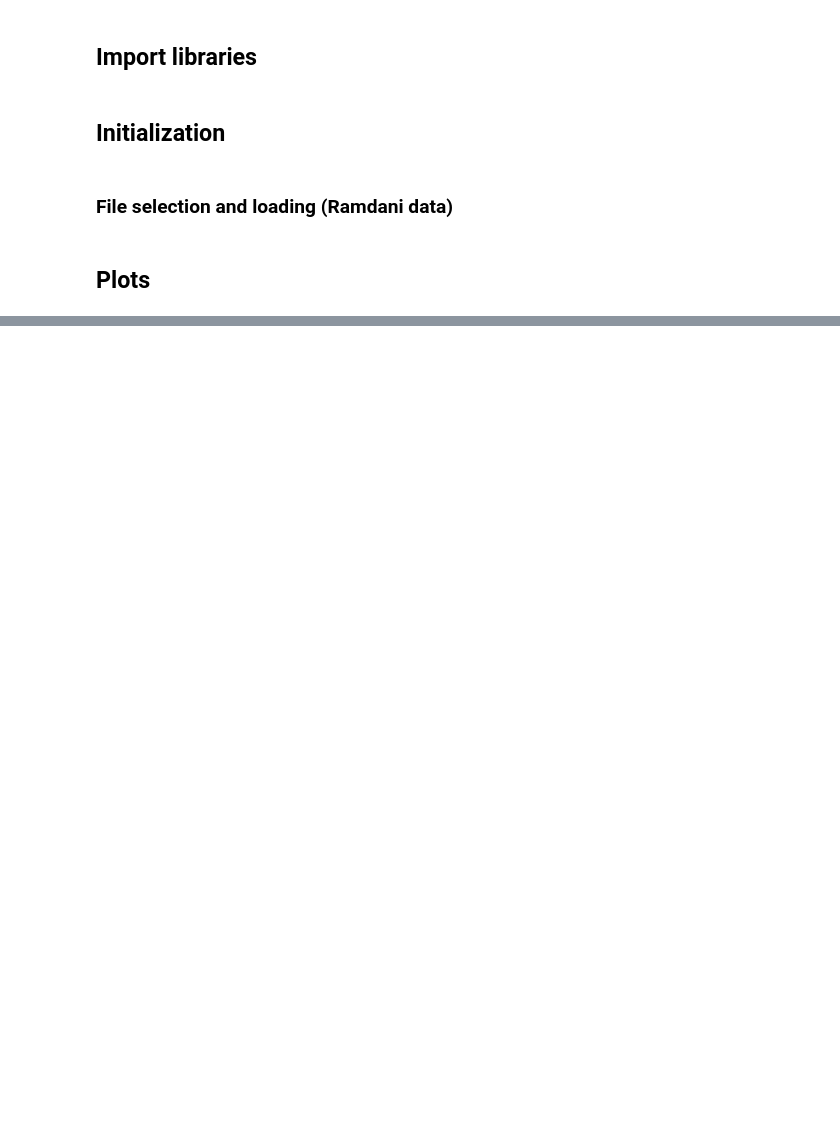
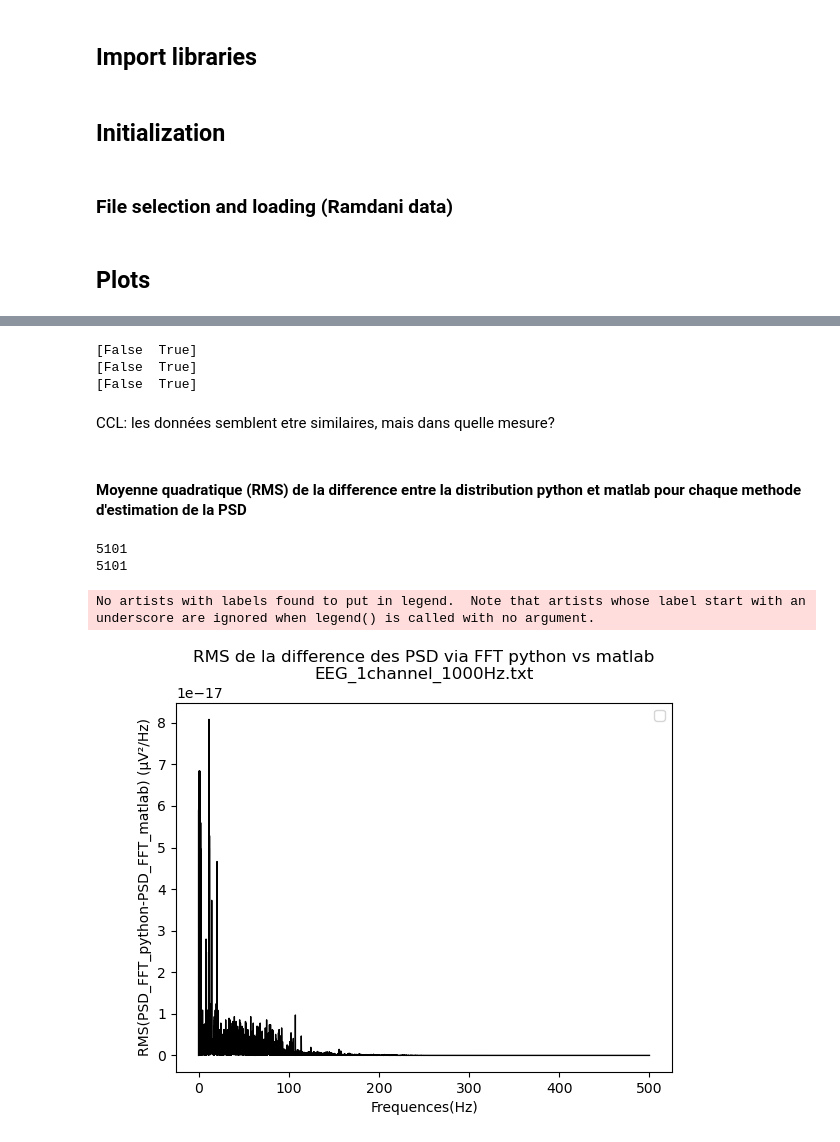
Before and after one commit to iwissemben/Stage_Signal_Physio, a Jupyter notebook: SRC/comparisons_1channel1000Hz.ipynb, the cells around one changed output, grey strips where cells are left out. Drawn from its saved outputs; the diff is of its cells as text; code cells hidden in the pictures; blank space fills up the shorter version.

```diff
--- a/SRC/comparisons_1channel1000Hz.ipynb
+++ b/SRC/comparisons_1channel1000Hz.ipynb
@@ -48,0 +59,41 @@ time_vector shape:  (10201,)
+# %%
+print(np.unique(PSD_fft_python==PSD_fft_matlab))
+print(np.unique(PSD_p_python==PSD_p_matlab))
+print(np.unique(PSD_w_python==PSD_w_matlab))
+# %% [output]
+[False  True]
+[False  True]
+[False  True]
+# %% [markdown]
+CCL: les données semblent etre similaires, mais dans quelle mesure?
+# %% [markdown]
+#### Moyenne quadratique (RMS) de la difference entre la distribution python et matlab pour chaque methode d'estimation de la PSD
+# %%
+#Difference between python PSD results and matlab
+PSD_diff_fft=PSD_fft_python[:,1]-PSD_fft_matlab[:,1] # Difference for PSD from FFT
+PSD_diff_p=PSD_p_python[:,1]-PSD_p_matlab[:,1] # Difference for PSD from periodogram()
+PSD_diff_w=PSD_w_python[:,1]-PSD_w_matlab[:,1] # Difference for PSD from welch()
+
+#Square the difference
+squared_PSD_diff_fft=(PSD_diff_fft)**2 # Difference for PSD from FFT
+squared_PSD_diff_p=(PSD_diff_p)**2     # Difference for PSD from periodogram()
+squared_PSD_diff_w=(PSD_diff_w)**2     # Difference for PSD from welch()
+
+print(PSD_diff_w.shape[0])
+print(len(PSD_diff_w))
+
+RMS_PSD_FFT=np.sqrt(squared_PSD_diff_fft/PSD_diff_fft.shape[0])
+RMS_PSD_p=np.sqrt(squared_PSD_diff_p/PSD_diff_p.shape[0])
+RMS_PSD_w=np.sqrt(squared_PSD_diff_w/PSD_diff_w.shape[0])
+# %% [output]
+5101
+5101
+# %%
+single_plot(FILENAME,fig_number=3,
+            x=PSD_fft_python[:,0],y=RMS_PSD_FFT,
+            fig_title="RMS de la difference des PSD via FFT python vs matlab",
+            ylabel="RMS(PSD_FFT_python-PSD_FFT_matlab) (µV²/Hz)",
+            xlabel="Frequences(Hz)")
+# %% [output]
+No artists with labels found to put in legend.  Note that artists whose label start with an underscore are ignored when legend() is called with no argument.
+[figure, added]
```
Also changed, not shown: parts of 7 cells of this notebook, 5 other files.
